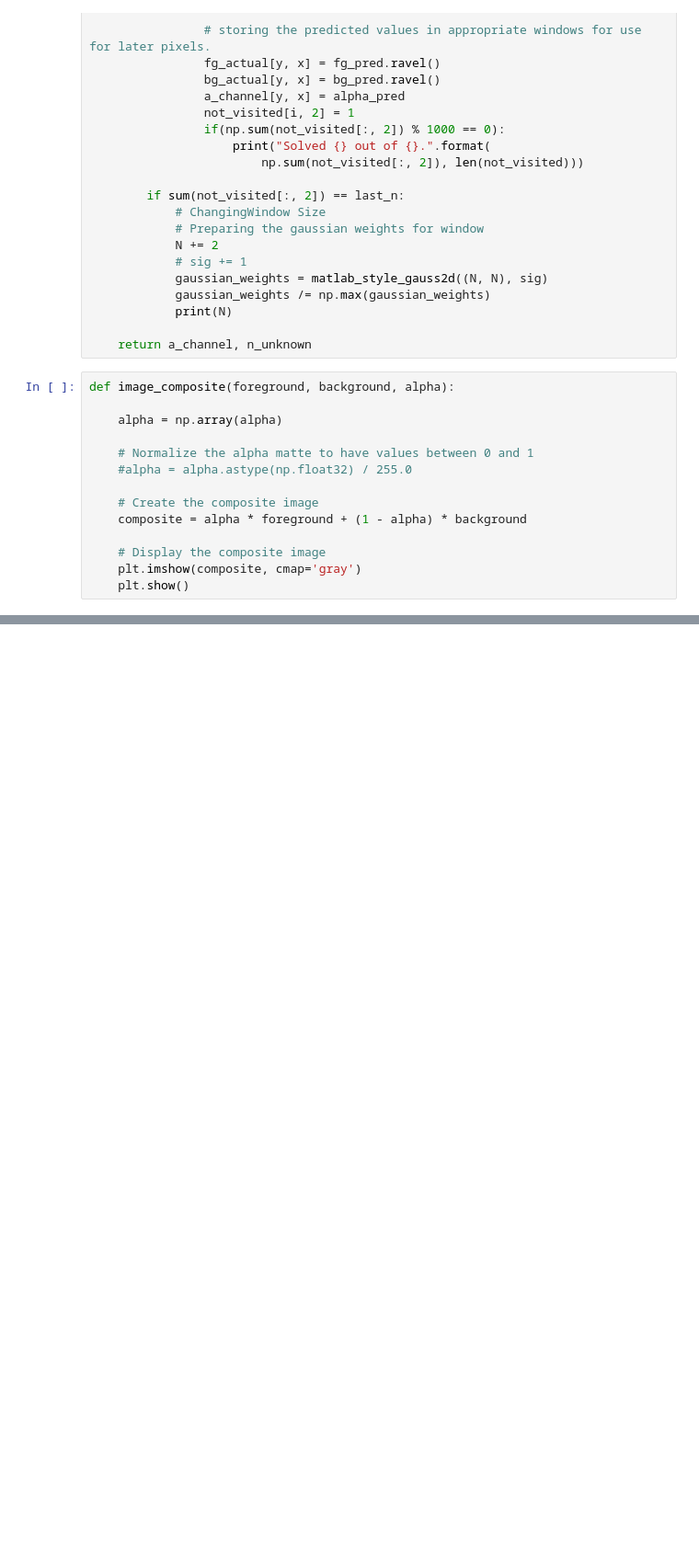
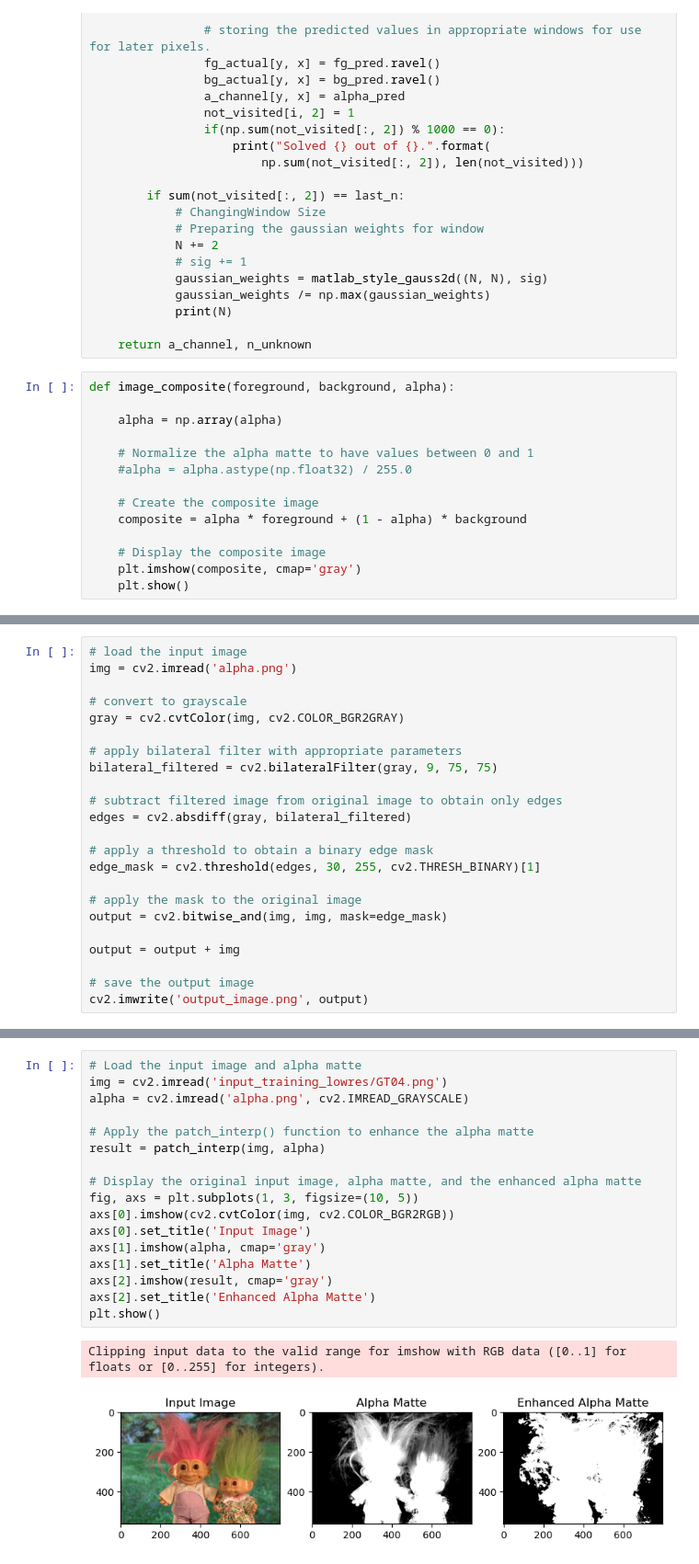
Before and after one commit to iamronaldlaban/Bayesian-Matting, a Jupyter notebook: Bayesian_Matting_Python/test.ipynb, the cells around one changed output, grey strips where cells are left out. Shown at 92% size. Drawn from its saved outputs; the diff is of its cells as text; blank space fills up the shorter version.

```diff
--- a/Bayesian_Matting_Python/test.ipynb
+++ b/Bayesian_Matting_Python/test.ipynb
@@ -403,0 +390,23 @@ KeyboardInterrupt:
+# %%
+# load the input image
+img = cv2.imread('alpha.png')
+
+# convert to grayscale
+gray = cv2.cvtColor(img, cv2.COLOR_BGR2GRAY)
+
+# apply bilateral filter with appropriate parameters
+bilateral_filtered = cv2.bilateralFilter(gray, 9, 75, 75)
+
+# subtract filtered image from original image to obtain only edges
+edges = cv2.absdiff(gray, bilateral_filtered)
+
+# apply a threshold to obtain a binary edge mask
+edge_mask = cv2.threshold(edges, 30, 255, cv2.THRESH_BINARY)[1]
+
+# apply the mask to the original image
+output = cv2.bitwise_and(img, img, mask=edge_mask)
+
+output = output + img
+
+# save the output image
+cv2.imwrite('output_image.png', output)
@@ -403,0 +482,20 @@ KeyboardInterrupt:
+# %%
+# Load the input image and alpha matte
+img = cv2.imread('input_training_lowres/GT04.png')
+alpha = cv2.imread('alpha.png', cv2.IMREAD_GRAYSCALE)
+
+# Apply the patch_interp() function to enhance the alpha matte
+result = patch_interp(img, alpha)
+
+# Display the original input image, alpha matte, and the enhanced alpha matte
+fig, axs = plt.subplots(1, 3, figsize=(10, 5))
+axs[0].imshow(cv2.cvtColor(img, cv2.COLOR_BGR2RGB))
+axs[0].set_title('Input Image')
+axs[1].imshow(alpha, cmap='gray')
+axs[1].set_title('Alpha Matte')
+axs[2].imshow(result, cmap='gray')
+axs[2].set_title('Enhanced Alpha Matte')
+plt.show()
+# %% [output]
+Clipping input data to the valid range for imshow with RGB data ([0..1] for floats or [0..255] for integers).
+[figure, added]
```
Also changed, not shown: parts of 34 cells of this notebook, 7 other files.
